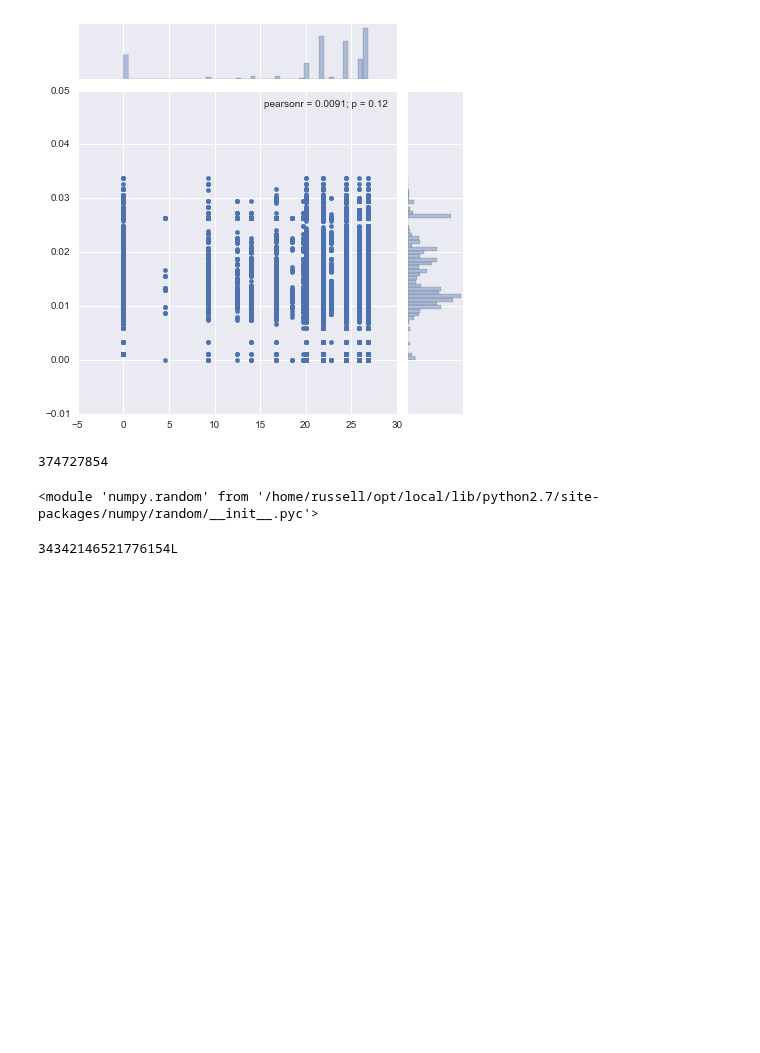
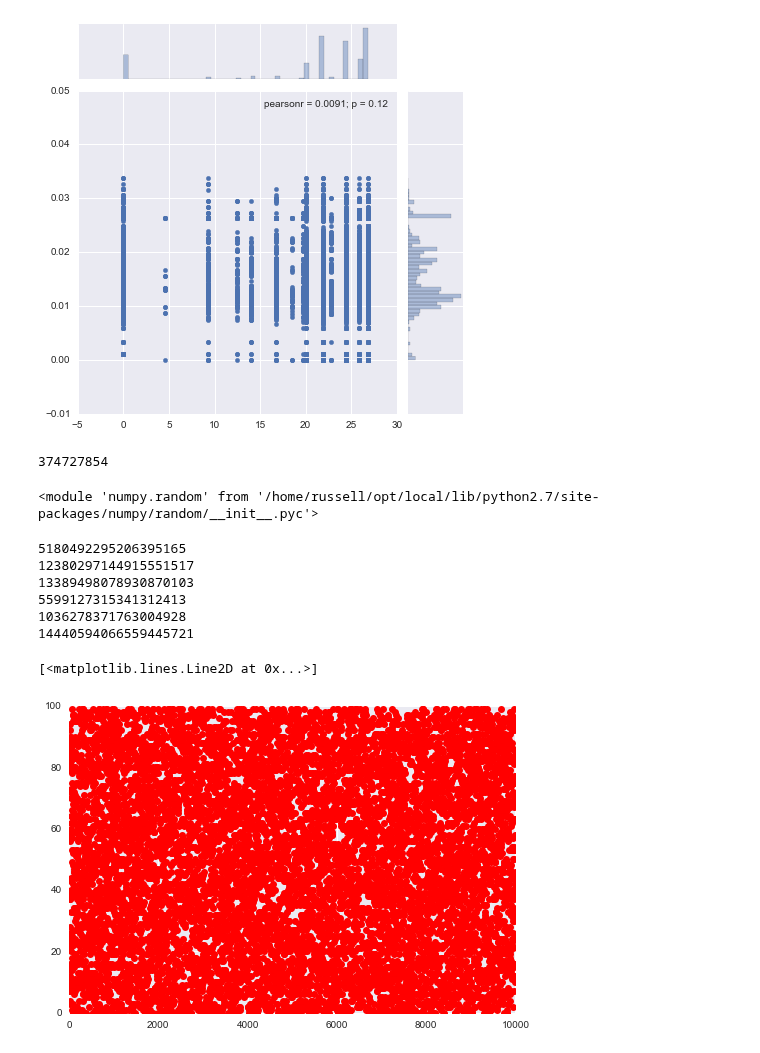
Before and after one commit to ryneches/SuchTree, a Jupyter notebook: example_2.ipynb, the cells around one changed output. Saved outputs shown, nothing was run; the diff lists cells and outputs as text; code cells hidden in the pictures; blank space fills up the shorter version.

```diff
--- a/example_2.ipynb
+++ b/example_2.ipynb
@@ -175,4 +182,26 @@ R = rng()
-# %%
-R.xorshiftstar()
-# %% [output]
-34342146521776154L
+# %%
+R = rng()
+print R.xorshiftstar()
+print R.xorshiftstar()
+print R.xorshiftstar()
+print R.xorshiftstar()
+print R.xorshiftstar()
+print R.xorshiftstar()
+
+#randint( 18446744073709551615 >> 1 )
+# %% [output]
+5180492295206395165
+12380297144915551517
+13389498078930870103
+5599127315341312413
+1036278371763004928
+14440594066559445721
+# %%
+b = []
+for i in xrange( 10000 ) :
+    b.append(R.xorshiftstar( 100 ))
+# %%
+plot(b,'ro')
+# %% [output]
+[<matplotlib.lines.Line2D at 0x...>]
+[figure, added]
```
Also changed, not shown: parts of 2 cells of this notebook, 1 other file.
